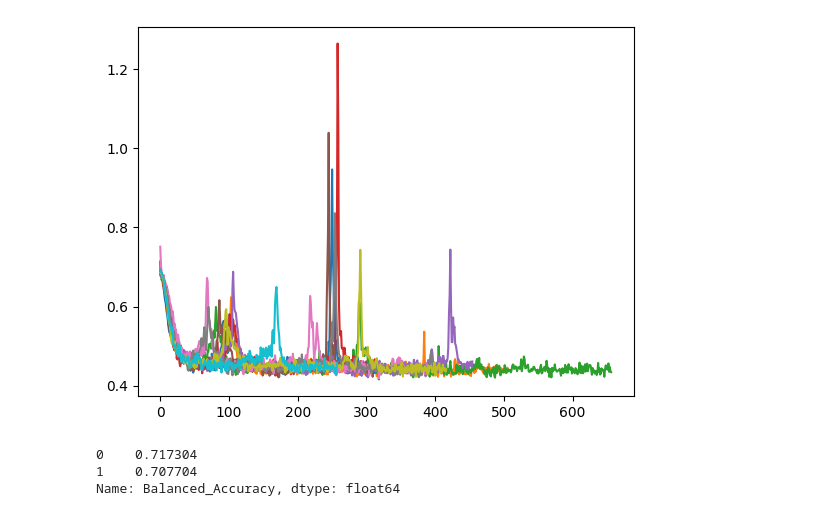
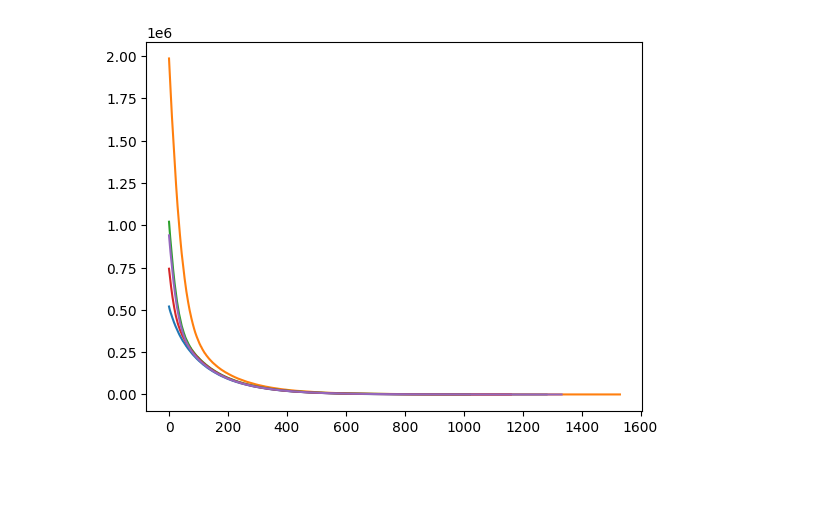
Before and after one commit to lisiq/Modelling-Students-Learning, a Jupyter notebook: showcase_results.ipynb, the cells around one changed output. Drawn from its saved outputs; the diff is of its cells as text; code cells hidden in the pictures; blank space fills up the shorter version.

```diff
--- a/showcase_results.ipynb
+++ b/showcase_results.ipynb
@@ -83,6 +83,6 @@ results
 # %%
 import pandas as pd
-df = pd.read_csv('results.csv')
-
+df = pd.read_csv('results_tuning.csv')
+df.columns
 # df1 = pd.read_csv('res_Embeddings_1.csv')
 # df2 = pd.read_csv('res_Embeddings_2.csv')
@@ -89,15 +107,8 @@ df = pd.read_csv('results.csv')
 # %%
 import matplotlib.pyplot as plt
-
-for i in range(10):
+nfolds = 5
+for i in range(nfolds):
     plt.plot(eval(df[[f'losses_{i}']].iloc[0,0]))
 plt.show()
 # %% [output]
-[figure, old version]
+[figure, new version]
-# %%
-df['Balanced_Accuracy'] = (sum([df[f'Balanced Accuracy_{i}_test'] for i in range(10)]))/10
-df['Balanced_Accuracy']
-# %% [output]
-0    0.717304
-1    0.707704
-Name: Balanced_Accuracy, dtype: float64
```
Also changed, not shown: parts of 4 cells of this notebook, 13 other files.
